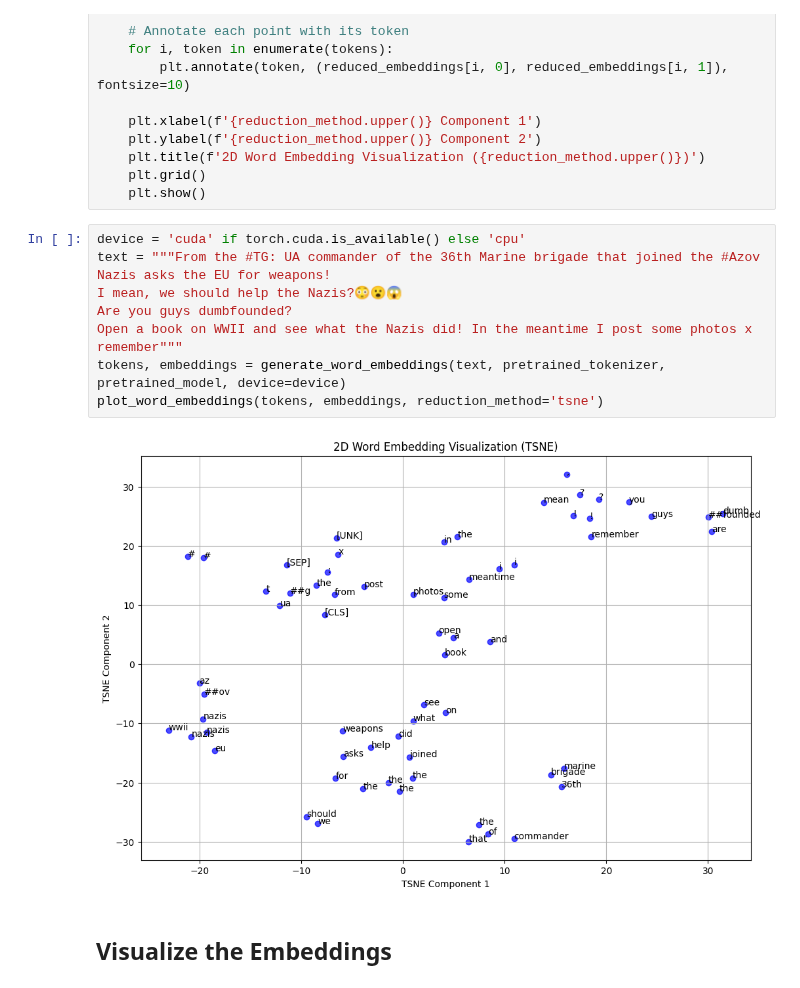
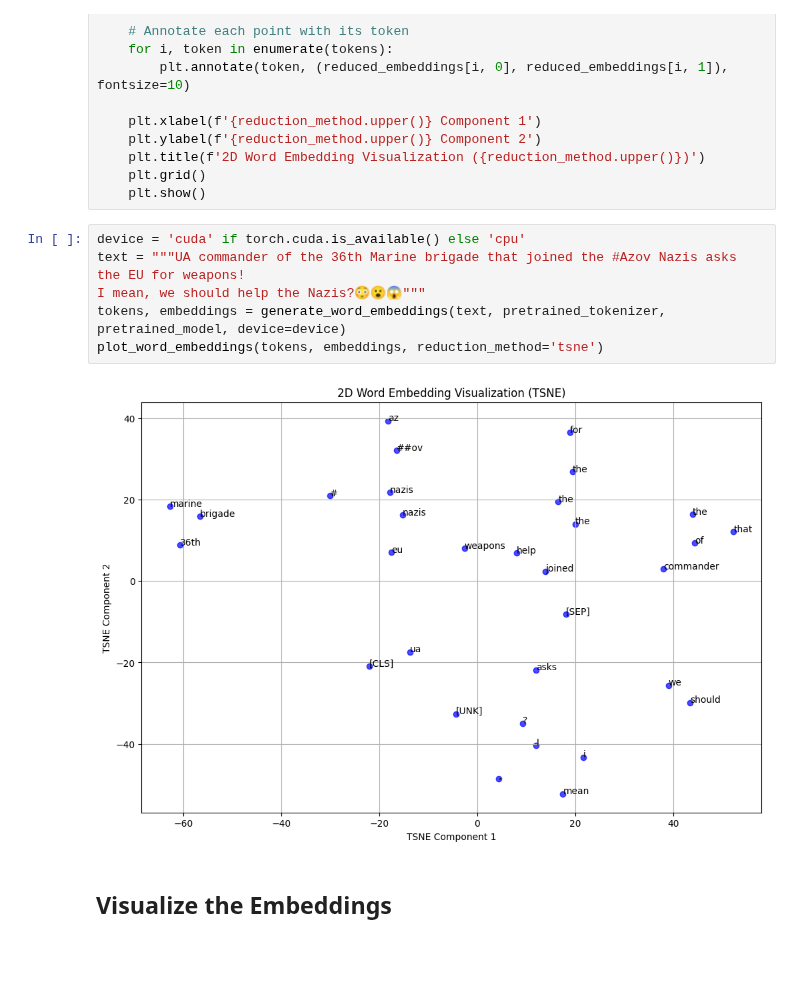
Before and after one commit to Susena-V/NLP_Misinformation, a Jupyter notebook: Final_BERT.ipynb, the cells around one changed output. Saved outputs shown, nothing was run; the diff lists cells and outputs as text; blank space fills up the shorter version.

```diff
--- a/Final_BERT.ipynb
+++ b/Final_BERT.ipynb
@@ -230,14 +231,12 @@ def plot_word_embeddings(tokens, embeddings, reduction_method='pca'):
     plt.show()
 # %%
 device = 'cuda' if torch.cuda.is_available() else 'cpu'
-text = """From the #TG: UA commander of the 36th Marine brigade that joined the #Azov Nazis asks the EU for weapons!
-I mean, we should help the Nazis?😳😮😱
-Are you guys dumbfounded?
-Open a book on WWII and see what the Nazis did! In the meantime I post some photos x remember"""
+text = """UA commander of the 36th Marine brigade that joined the #Azov Nazis asks the EU for weapons!
+I mean, we should help the Nazis?😳😮😱"""
 tokens, embeddings = generate_word_embeddings(text, pretrained_tokenizer, pretrained_model, device=device)
 plot_word_embeddings(tokens, embeddings, reduction_method='tsne')
 # %% [output]
-[figure, old version]
+[figure, new version]
 # %% [markdown]
 ## Visualize the Embeddings
 # %%
```
Also changed, not shown: parts of 54 cells of this notebook.
